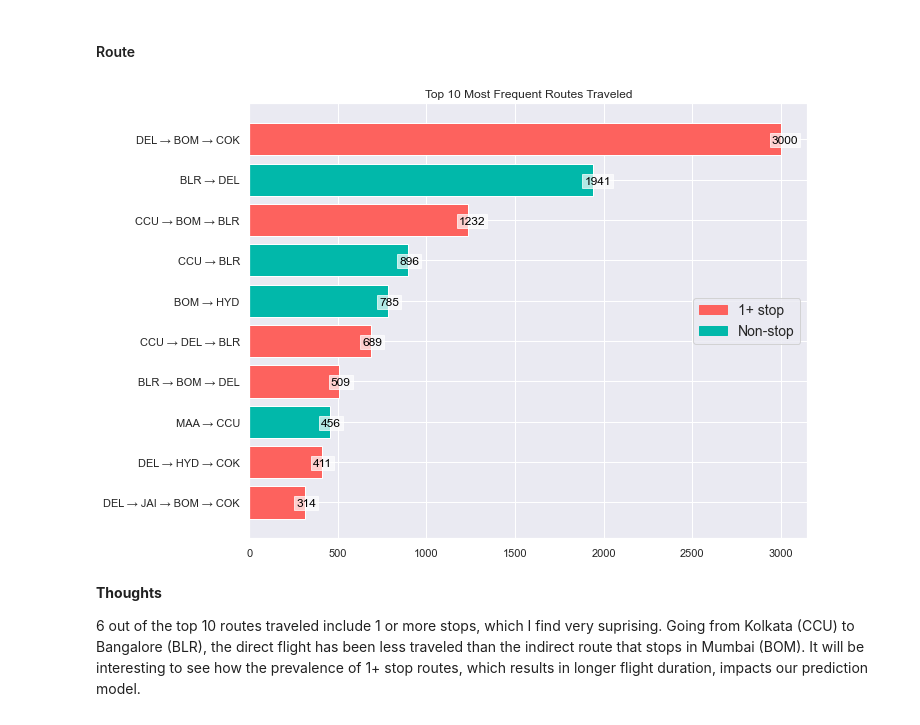
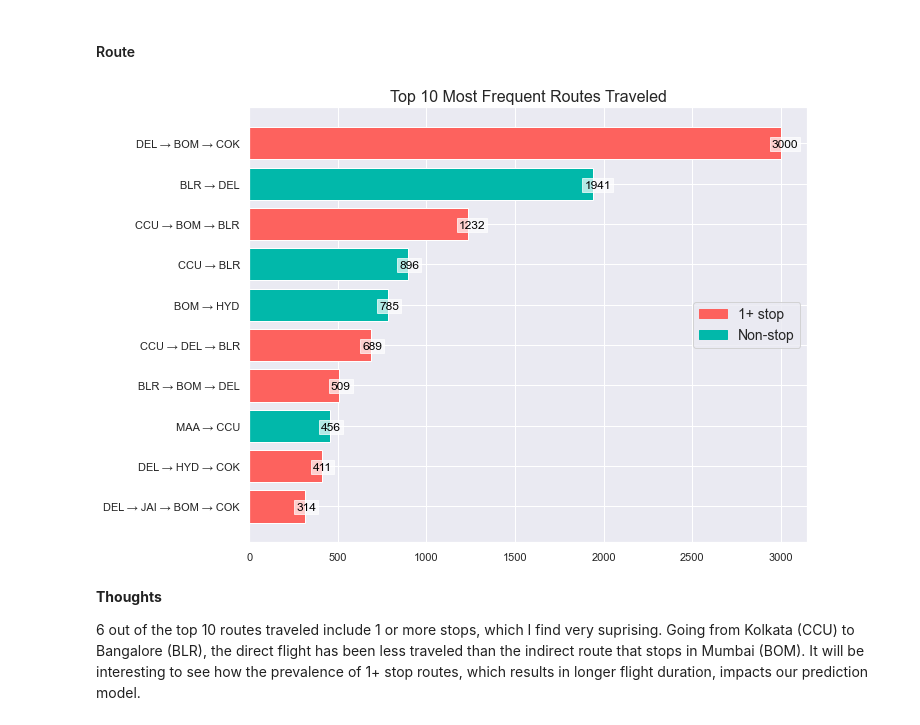
Before and after one commit to rahprabhu/Predicting_Flight_Prices, a Jupyter notebook: Cleaning and EDA - Flight Price Prediction.ipynb, the cells around one changed output. Drawn from its saved outputs; the diff is of its cells as text; code cells hidden in the pictures.

```diff
--- a/Cleaning and EDA - Flight Price Prediction.ipynb
+++ b/Cleaning and EDA - Flight Price Prediction.ipynb
@@ -366,25 +366,25 @@ routes['Stops'] = routes['Stops'].apply(lambda x: 'Non-stop' if x == 0 else '1+
 # %%
 import matplotlib.patches as mpatches
 
 colors = []
 for stops in list(routes['Stops']):
     if stops == '1+ stop':
         colors.append('#fd625e')
     else:
         colors.append('#01b8aa')
 
 fig = plt.figure(figsize=(10,8))
 plt.barh(routes['Route'], routes['Count'], color=colors)
 
 one_stop = mpatches.Patch(color='#fd625e', label='1+ stop')
 non_stop = mpatches.Patch(color='#01b8aa', label='Non-stop')
 plt.legend(handles = [one_stop, non_stop], fontsize = 14, loc = 'center right')
-plt.title('Top 10 Most Frequent Routes Traveled')
+plt.title('Top 10 Most Frequent Routes Traveled', fontsize = 16)
 for i, v in enumerate(routes['Count']):
     plt.text(v-50, i-.1, str(v), color = 'black', fontsize = 12,
             Bbox = dict(facecolor = 'white', alpha =.7, pad = 2))
 # %% [output]
-[figure, old version]
+[figure, new version]
 # %% [markdown]
 **Thoughts**
 
```
Also changed, not shown: parts of 18 cells of this notebook.
